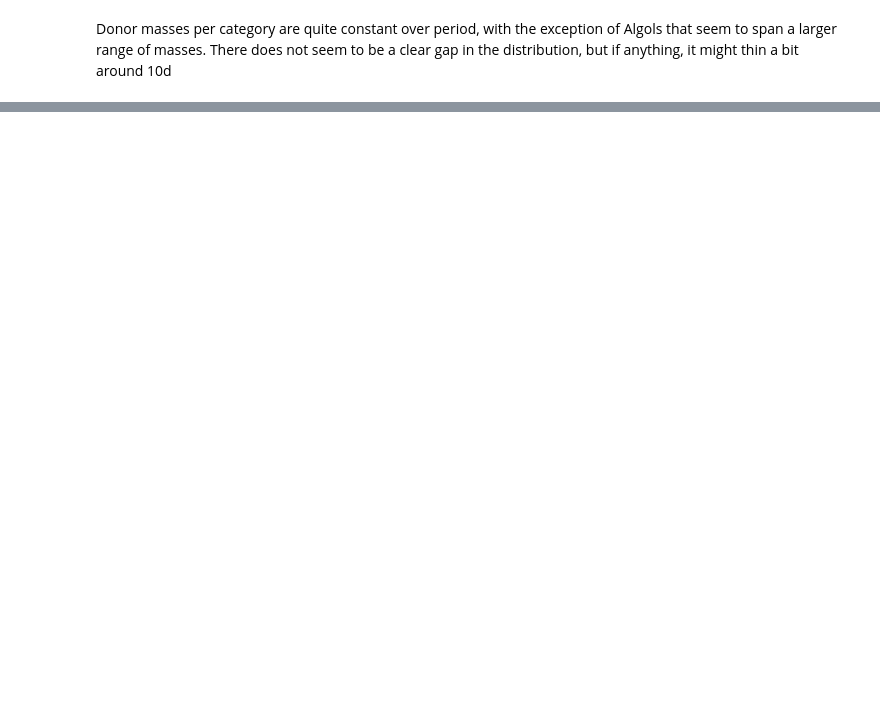
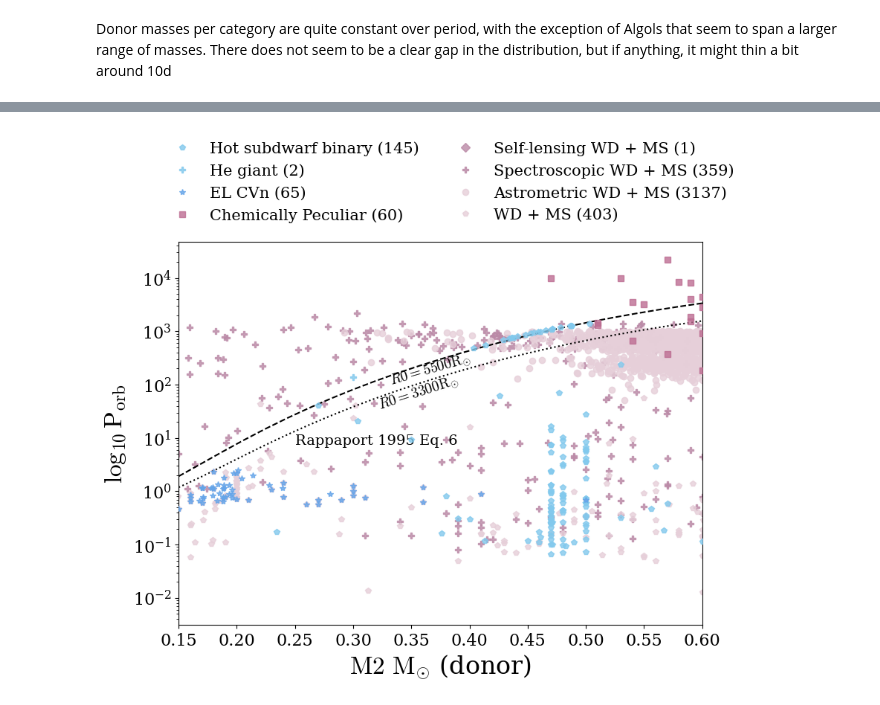
Before and after one commit to binary-observations/post_mt_catalog, a Jupyter notebook: code/data_analysis/inspect_correlations.ipynb, the cells around one changed output, grey strips where cells are left out. Saved outputs shown, nothing was run; the diff lists cells and outputs as text; code cells hidden in the pictures; blank space fills up the shorter version.

```diff
--- a/code/data_analysis/inspect_correlations.ipynb
+++ b/code/data_analysis/inspect_correlations.ipynb
@@ -602,0 +742,95 @@ There does not seem to be a clear gap in the distribution, but if anything, it m
+# %%
+fig, ax = plt.subplots(figsize=(9, 8))
+
+plot_df = catalog_df.copy()
+
+# Keep only rows with valid central values; log-x also requires Period > 0.
+plot_df = plot_df.dropna(subset=['Period', 'M2']).copy()
+plot_df = plot_df[plot_df['Period'] > 0].copy()
+
+# Propagate Period errors into log10 space: d(log P) = dP / (P ln 10)
+plot_df['period_err_minus_log'] = plot_df['Period_err_minus'] / (plot_df['Period'] * np.log(10))
+plot_df['period_err_plus_log'] = plot_df['Period_err_plus'] / (plot_df['Period'] * np.log(10))
+
+# Missing uncertainties are treated as zero-length error bars
+plot_df['period_err_minus_log'] = plot_df['period_err_minus_log'].fillna(0)
+plot_df['period_err_plus_log'] = plot_df['period_err_plus_log'].fillna(0)
+plot_df['M2_err_minus'] = plot_df['M2_err_minus'].fillna(0)
+plot_df['M2_err_plus'] = plot_df['M2_err_plus'].fillna(0)
+
+# Keep error bars physical: no negative period,
+mask_pmin = plot_df['Period'] - plot_df['Period_err_minus'] < 0
+plot_df.loc[mask_pmin, 'Period_err_minus'] = plot_df.loc[mask_pmin, 'Period']
+
+# Plotly-style symbols mapped to matplotlib markers.
+plotly_to_mpl_marker = {
+    'circle': 'o',
+    'circle-open': 'o',
+    'square': 's',
+    'square-open': 's',
+    'diamond': 'D',
+    'diamond-open': 'D',
+    'diamond-tall': 'd',
+    'cross': 'P',
+    'cross-dot': 'P',
+    'x': 'X',
+    'triangle-up': '^',
+    'triangle-up-open': '^',
+    'star': '*',
+    'pentagon': 'p',
+    'pentagon-open': 'p',
+    'hourglass': 'H',
+}
+
+
+# Plot each system class separately so style/legend are per class.
+for system_class in STYLE_MAP.keys():
+    if system_class not in ['Hot subdwarf binary', 'He giant', 'EL CVn',
+                            'Blue straggler binary', 'Chemically Peculiar',
+                            'Self-lensing WD + MS', 'Spectroscopic WD + MS', 'Astrometric WD + MS', 'WD + MS']:
+        continue
+    sub = plot_df[plot_df['system_class'] == system_class]
+    if sub.empty:
+        continue
+    # Move the WDs to the back
+    Zord = 3 if 'WD' not in system_class else 0
+
+    color = COLORMAP.get(system_class, '#666666')
+    marker_plotly = SYMBOLMAP.get(system_class, 'circle')
+    marker_mpl = plotly_to_mpl_marker.get(marker_plotly, 'o')
+
+    ax.errorbar(sub['M2'], sub['Period'] ,
+        # xerr=[sub['M2_err_minus'], sub['M2_err_plus']],
+        # yerr=[sub['period_err_minus_log'], sub['period_err_plus_log']],
+        fmt=marker_mpl,ms=6,color=color,ecolor=color,
+        elinewidth=1,capsize=0,alpha=0.8,
+        linestyle='none', zorder = Zord,
+        label=f"{system_class} ({len(sub)})"
+    )
+
+# Show Rappaport 1995 theoretical curves
+m_values = np.linspace(0.15, 2, 100)
+ax.text(0.25,7.5, 'Rappaport 1995 Eq. 6', rotation=0, color='k', fontsize=14)
+
+p_values_R5500 = p_orb_eq6(m_values, R0=5500)
+ax.plot(m_values, p_values_R5500, color='k', linestyle='--')
+ax.text(0.33, 101, '$R0 = 5500 \mathrm{R_{\odot}}$', rotation=16, color='k', fontsize=14)
+
+p_values_R3300 = p_orb_eq6(m_values, R0=3300)
+ax.plot(m_values, p_values_R3300, color='k', linestyle=':')
+ax.text(0.32, 35, '$R0 = 3300 \mathrm{R_{\odot}}$', rotation=18, color='k', fontsize=14)
+
+
+ax.set_xlim(0.15, 0.6)
+ax.set_yscale('log')
+# ax.set_ylim(0.1, 1000)
+ax.tick_params(axis='both', labelsize=16)
+ax.set_xlabel('$\mathrm{M2}$ $\mathrm{M_{\odot}}$ (donor)', fontsize=24)
+ax.set_ylabel('$\mathrm{\log_{10} P_{orb}}$', fontsize=24)
+ax.legend(bbox_to_anchor=(-0.05, 1.3), loc='upper left', fontsize=15, framealpha=0., ncol=2)
+plt.tight_layout()
+plt.savefig(PLOTS_DIR / 'logP_M2_Rappaport.pdf')
+plt.savefig(LATEX_PLOT_DIR / 'logP_M2_Rappaport.pdf')
+plt.show()
+# %% [output]
+[figure, added]
```
Also changed, not shown: parts of 7 cells of this notebook, 16 other files.
